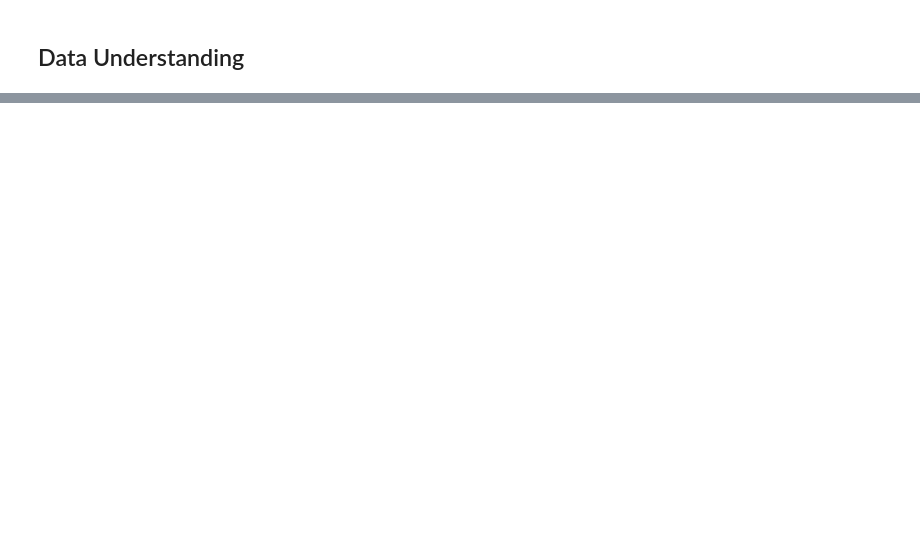
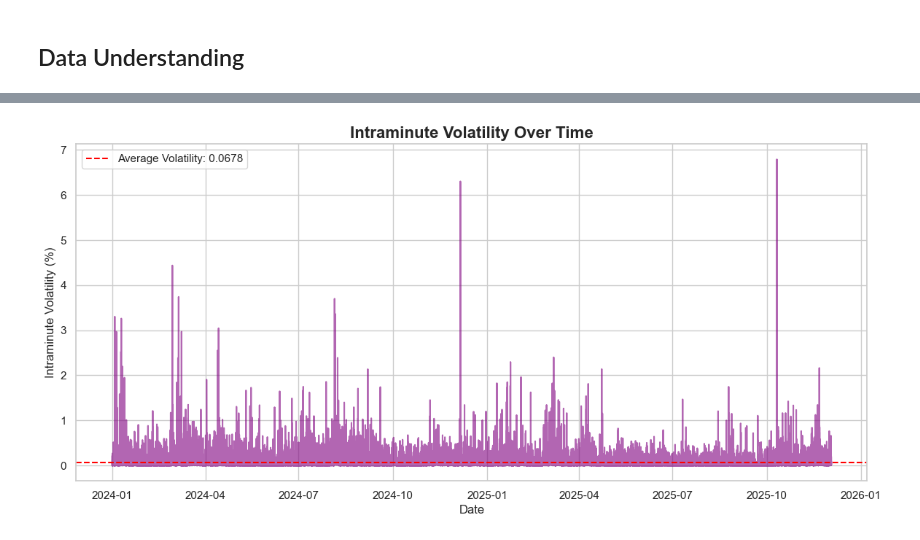
Before and after one commit to Bui-Minh-Quan/Data-Mining-Project, a Jupyter notebook: Notebooks/numerical_data_mining.ipynb, the cells around one changed output, grey strips where cells are left out. Cells and saved outputs as stored; diff of their text form; code cells hidden in the pictures; blank space fills up the shorter version.

```diff
--- a/Notebooks/numerical_data_mining.ipynb
+++ b/Notebooks/numerical_data_mining.ipynb
@@ -296,0 +312,17 @@ plt.show()
+# %%
+# Volatility Clustering
+plt.figure(figsize=(14, 6))
+
+plt.plot(df.index, df['intra_volatility'], color='purple', alpha=0.6)
+
+plt.title('Intraminute Volatility Over Time', fontsize=16, weight='bold')
+plt.xlabel('Date')
+plt.ylabel('Intraminute Volatility (%)')
+
+avg_vol = df['intra_volatility'].mean()
+plt.axhline(avg_vol, color='red', linestyle='--', label=f'Average Volatility: {avg_vol:.4f}')
+plt.legend()
+
+plt.show()
+# %% [output]
+[figure, added]
```
Also changed, not shown: parts of 28 cells of this notebook.
